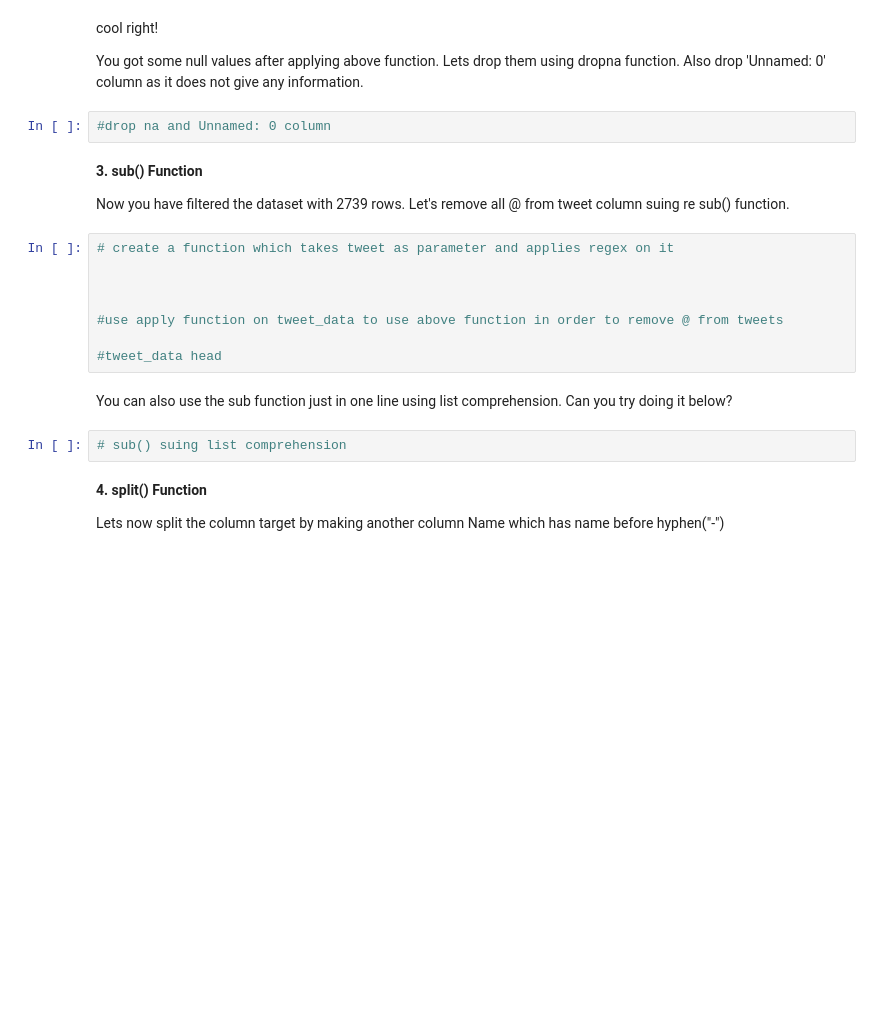
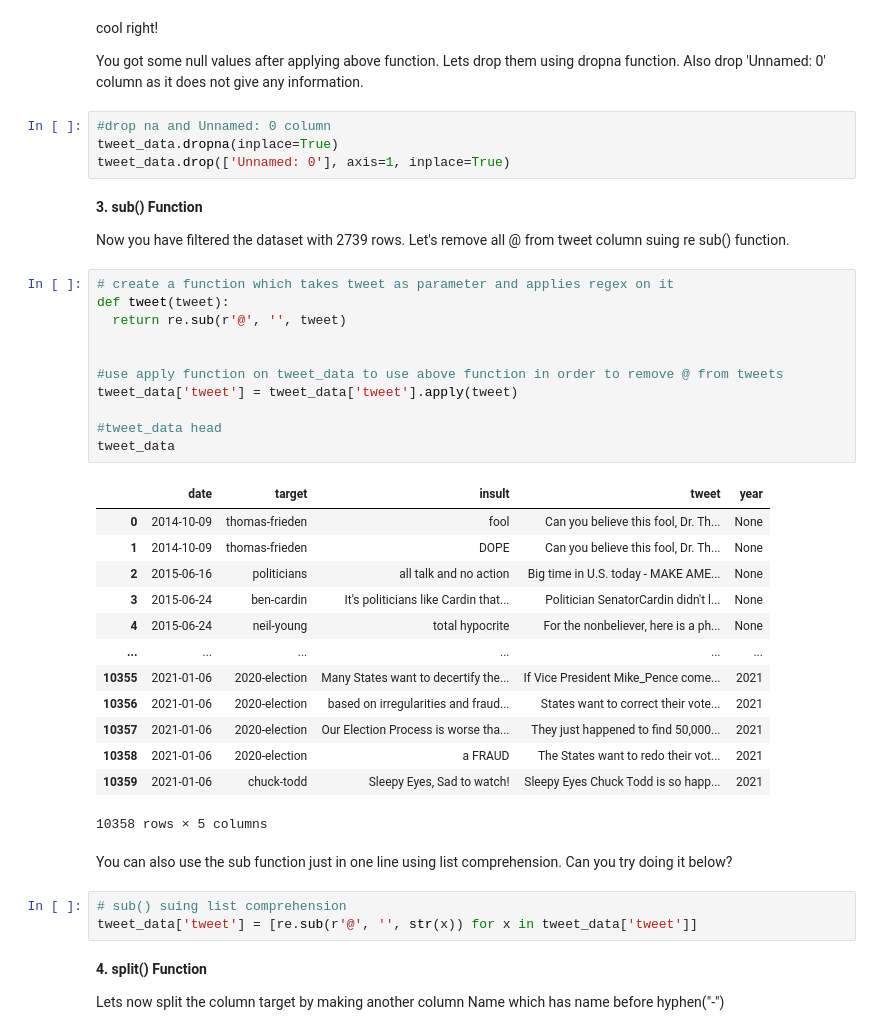
Before and after one commit to sureshmecad/CloudyML-AI-FOR-ALL, a Jupyter notebook: 6_Data_Cleaning_CloudyML.ipynb, the cells around one changed output. Drawn from its saved outputs; the diff is of its cells as text; blank space fills up the shorter version.

```diff
--- a/6_Data_Cleaning_CloudyML.ipynb
+++ b/6_Data_Cleaning_CloudyML.ipynb
@@ -727,22 +774,42 @@ cool right!
 You got some null values after applying above function. Lets drop them using dropna function. Also drop 'Unnamed: 0' column as it does not give any information.
 # %%
 #drop na and Unnamed: 0 column
+tweet_data.dropna(inplace=True)
+tweet_data.drop(['Unnamed: 0'], axis=1, inplace=True)
 # %% [markdown]
 **3. sub() Function**
 
 Now you have filtered the dataset with 2739 rows. Let's remove all @ from tweet column suing re sub() function.
 # %%
 # create a function which takes tweet as parameter and applies regex on it
-
+def tweet(tweet):
+  return re.sub(r'@', '', tweet)
 
 
 #use apply function on tweet_data to use above function in order to remove @ from tweets
+tweet_data['tweet'] = tweet_data['tweet'].apply(tweet)
 
 #tweet_data head
+tweet_data
+# %% [output]
+|  | date | target | insult | tweet | year |
+| 0 | 2014-10-09 | thomas-frieden | fool | Can you believe this fool, Dr. Th... | None |
+| 1 | 2014-10-09 | thomas-frieden | DOPE | Can you believe this fool, Dr. Th... | None |
+| 2 | 2015-06-16 | politicians | all talk and no action | Big time in U.S. today - MAKE AME... | None |
+| 3 | 2015-06-24 | ben-cardin | It's politicians like Cardin that... | Politician SenatorCardin didn't l... | None |
+| 4 | 2015-06-24 | neil-young | total hypocrite | For the nonbeliever, here is a ph... | None |
+| ... | ... | ... | ... | ... | ... |
+| 10355 | 2021-01-06 | 2020-election | Many States want to decertify the... | If Vice President Mike_Pence come... | 2021 |
+| 10356 | 2021-01-06 | 2020-election | based on irregularities and fraud... | States want to correct their vote... | 2021 |
+| 10357 | 2021-01-06 | 2020-election | Our Election Process is worse tha... | They just happened to find 50,000... | 2021 |
+| 10358 | 2021-01-06 | 2020-election | a FRAUD | The States want to redo their vot... | 2021 |
+| 10359 | 2021-01-06 | chuck-todd | Sleepy Eyes, Sad to watch! | Sleepy Eyes Chuck Todd is so happ... | 2021 |
+10358 rows × 5 columns
 # %% [markdown]
 You can also use the sub function just in one line using list comprehension. Can you try doing it below?
 # %%
 # sub() suing list comprehension
+tweet_data['tweet'] = [re.sub(r'@', '', str(x)) for x in tweet_data['tweet']]
 # %% [markdown]
 **4. split() Function**
 
```
Also changed, not shown: parts of 11 cells of this notebook.
